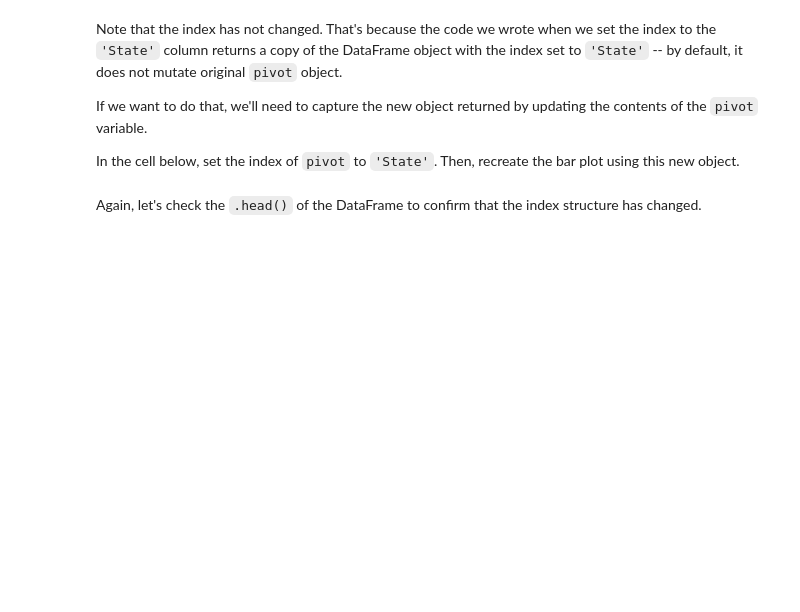
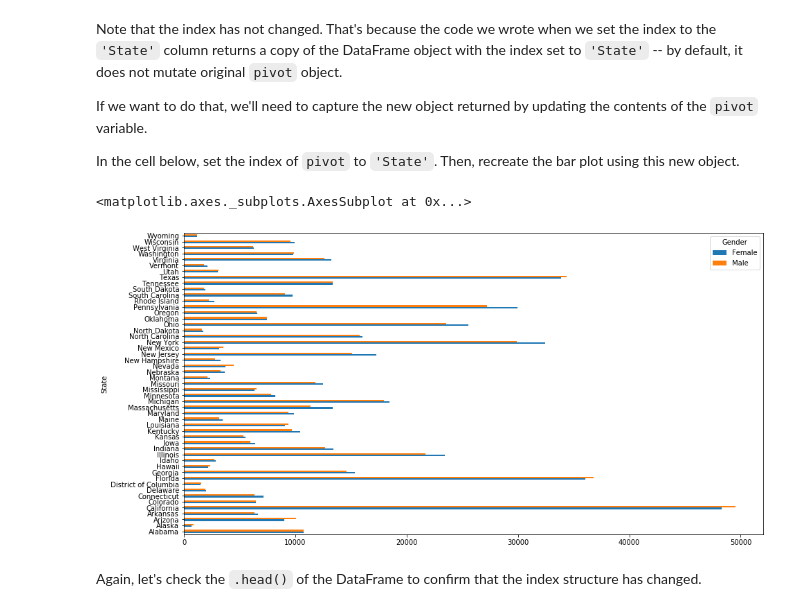
Before and after one commit to poariston/dsc-pivot-tables-pandas-lab-online-ds-pt-120919, a Jupyter notebook: index.ipynb, the cells around one changed output. Drawn from its saved outputs; the diff is of its cells as text; code cells hidden in the pictures; blank space fills up the shorter version.

```diff
--- a/index.ipynb
+++ b/index.ipynb
@@ -579,6 +672,10 @@ If we want to do that, we'll need to capture the new object returned by updating
 In the cell below, set the index of `pivot` to `'State'`.  Then, recreate the bar plot using this new object.
 # %%
 # If we wanted to more permanently change the index we would set it first and then plot:
-pivot = None
+pivot = pivot2.set_index('State')
+pivot.plot(kind='barh',figsize=(15,8))
+# %% [output]
+<matplotlib.axes._subplots.AxesSubplot at 0x...>
+[figure, added]
 # %% [markdown]
 Again, let's check the `.head()` of the DataFrame to confirm that the index structure has changed.
```
Also changed, not shown: parts of 24 cells of this notebook.
